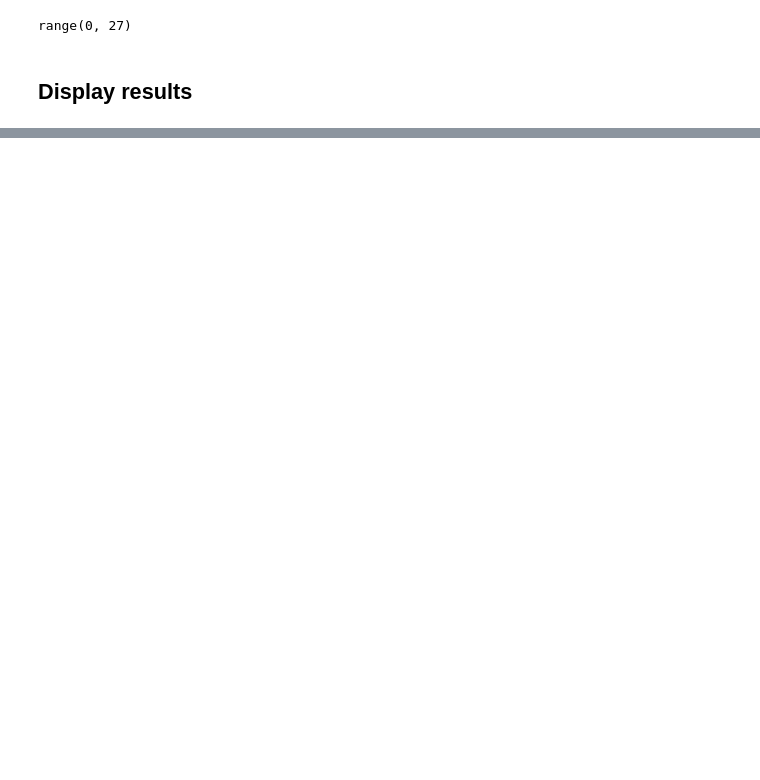
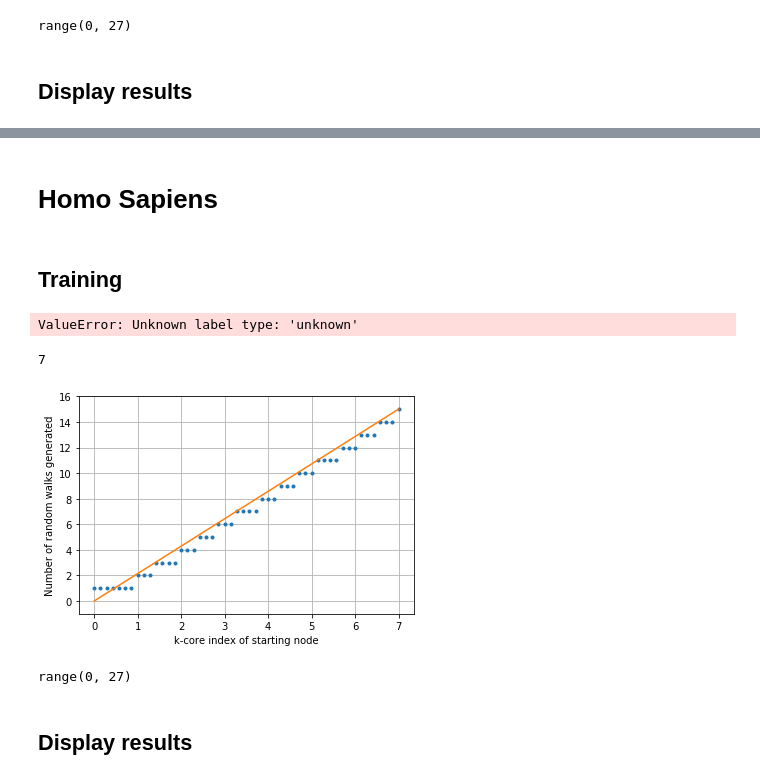
Before and after one commit to SBrandeis/kcore-embedding, a Jupyter notebook: notebooks/CoreWalk Experiment.ipynb, the cells around one changed output, grey strips where cells are left out. Saved outputs shown, nothing was run; the diff lists cells and outputs as text; code cells hidden in the pictures; blank space fills up the shorter version.

```diff
--- a/notebooks/CoreWalk Experiment.ipynb
+++ b/notebooks/CoreWalk Experiment.ipynb
@@ -73,0 +158,15 @@ Exec time: 202.73 s     (- 61.61 %)
+# %% [markdown]
+# Homo Sapiens
+# %%
+G = nx.read_gml(".\\..\\data\\homo_sapiens.gml" )
+G.remove_edges_from(nx.selfloop_edges(G))
+G = nx.k_core(G, 1)
+# %%
+params = dict(
+    out_dim=150,
+    n_walks=15,
+    walk_length=25,
+    win_size=5,
+)
+# %% [markdown]
+## Training
@@ -73,0 +177,31 @@ Exec time: 202.73 s     (- 61.61 %)
+# %%
+res = node_classification_pipeline(G,
+                                embedder=corewalk.CoreWalkLinear(**params),
+                                classifier=sklearn.linear_model.LogisticRegression(C=1))
+# %% [output]
+ValueError: Unknown label type: 'unknown'
+# %%
+k_max = max(nx.core_number(G).values())
+print(k_max)
+
+cw = corewalk.CoreWalkLinear(**params)
+
+X = np.linspace(0, k_max)
+
+plt.figure(figsize=(6,4))
+plt.plot(X, [cw._n_walks(k, k_max) for k in X], '.')
+plt.plot(X, params["n_walks"]*X/k_max)
+plt.grid()
+plt.ylim(-1, params["n_walks"] +1 )
+plt.xlabel("k-core index of starting node")
+plt.ylabel("Number of random walks generated")
+plt.show()
+# %% [output]
+7
+[figure, added]
+# %%
+range(k_max + 1)
+# %% [output]
+range(0, 27)
+# %% [markdown]
+## Display results
```
Also changed, not shown: parts of 16 cells of this notebook, 1 other file.
